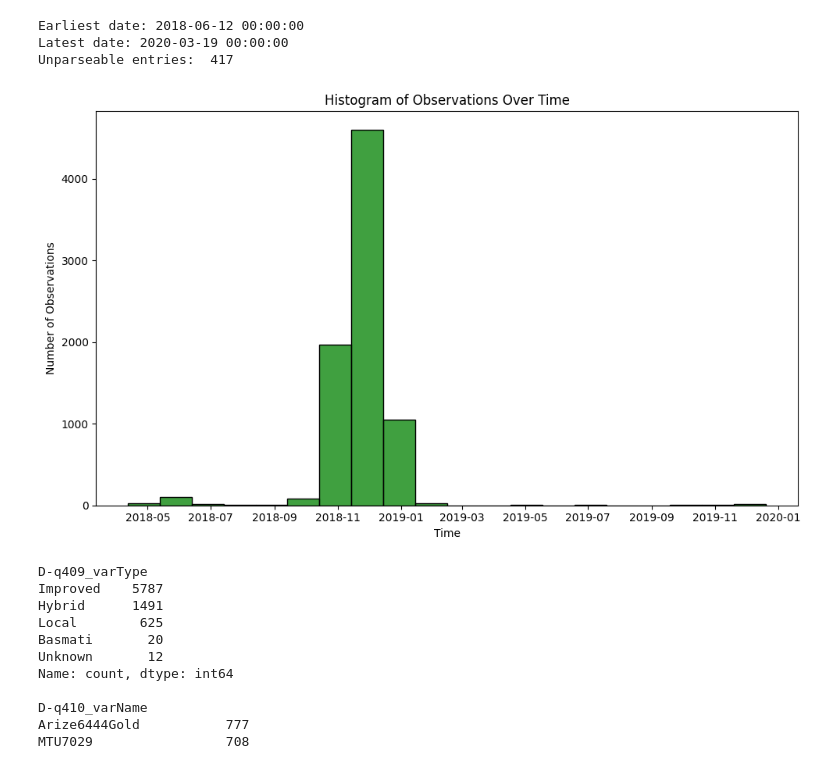
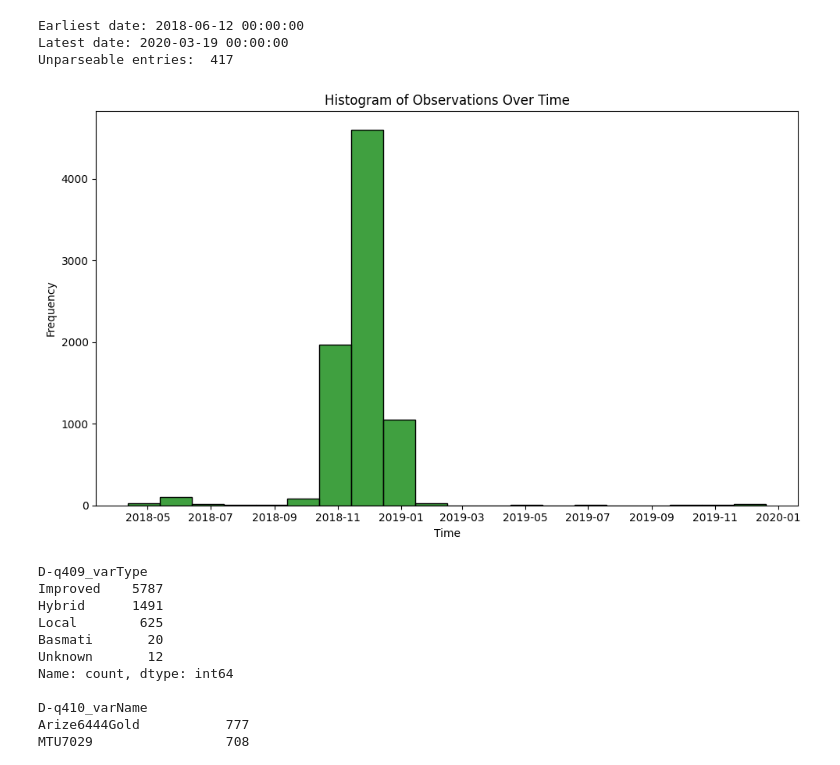
Before and after one commit to LarsonVU/Forward_contracting, a Jupyter notebook: data_analysis.ipynb, the cells around one changed output. Drawn from its saved outputs; the diff is of its cells as text; code cells hidden in the pictures.

```diff
--- a/data_analysis.ipynb
+++ b/data_analysis.ipynb
@@ -55,29 +55,29 @@ Unparseable entries:  417
 # %%
 # Ensure the 'time' column is in datetime format
 yields['time'] = pd.to_datetime(yields['L-q601_harvestDate'], errors='coerce', dayfirst=True)
 
 # Filter out rows with invalid or missing time values
 yields = yields.dropna(subset=['time'])
 
 # Limit time to 2018-04 to 2019-01
 start_date = '2018-04-01'
 end_date = '2020-01-31'
 yields = yields[(yields['time'] >= start_date) & (yields['time'] <= end_date)]
 
 # Plot distribution over time
 plt.figure(figsize=(10, 6))
 sns.histplot(yields['time'], bins=20, color='green', edgecolor='black')
 
 # Add labels and title
 plt.xlabel('Time')
-plt.ylabel('Number of Observations')
+plt.ylabel('Frequency')
 plt.title('Histogram of Observations Over Time')
 plt.grid(False)
 plt.tight_layout()
 plt.savefig(f"Figures/lol_rice_time.png", dpi=300)
 plt.show()
 # %% [output]
-[figure, old version]
+[figure, new version]
 # %%
 # Print crop types and crop cultivars
 print(yields['D-q409_varType'].value_counts())
```
Also changed, not shown: parts of 17 cells of this notebook.
